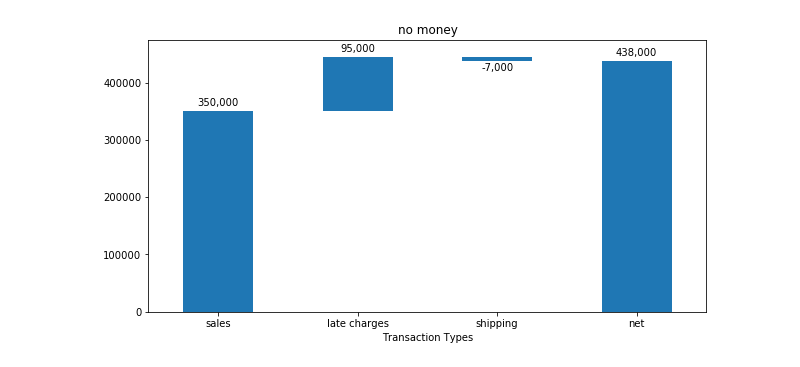
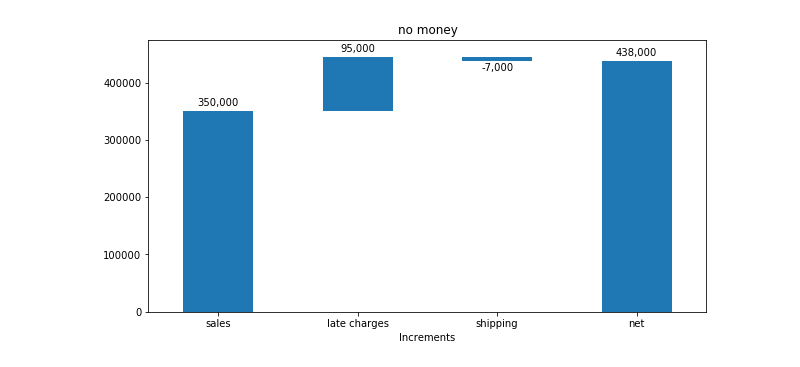
Before and after one commit to afcarl/waterfall_testing, a Jupyter notebook: test1.ipynb, the cells around one changed output. Drawn from its saved outputs; the diff is of its cells as text; code cells hidden in the pictures.

```diff
--- a/test1.ipynb
+++ b/test1.ipynb
@@ -9,7 +9,7 @@ from matplotlib.ticker import FuncFormatter
 # %%
 def waterfall(index = ['sales','returns','credit fees','rebates','late charges','shipping'],
               data = [350000,-30000,-7500,-25000,95000,-7000],
-              Title = "Example Chart", x_lab = "Transaction Types"):
+              Title = "Example Chart", x_lab = "Increments"):
 
     changes = {'amount' : data}
 
@@ -65,6 +65,8 @@ def waterfall(index = ['sales','returns','credit fees','rebates','late charges',
     #Rotate the labels
     my_plot.set_xticklabels(trans.index,rotation=0)
     my_plot.get_figure().savefig("waterfall_%s.png" % Title.replace(" ", "-"),dpi=600,bbox_inches='tight')
+
+    return my_plot
 # %%
 def waterfall_money(index = ['sales','returns','credit fees','rebates','late charges','shipping'],
               data = [350000,-30000,-7500,-25000,95000,-7000],
@@ -149,4 +155,4 @@ waterfall_money(a, b, "test waterfall JPY", "JPY")
 # %%
-waterfall(a,b,"no money")
+plot = waterfall(a,b,"no money")
 # %% [output]
-[figure, old version]
+[figure, new version]
```
Also changed, not shown: parts of 6 cells of this notebook, 3 other files.
